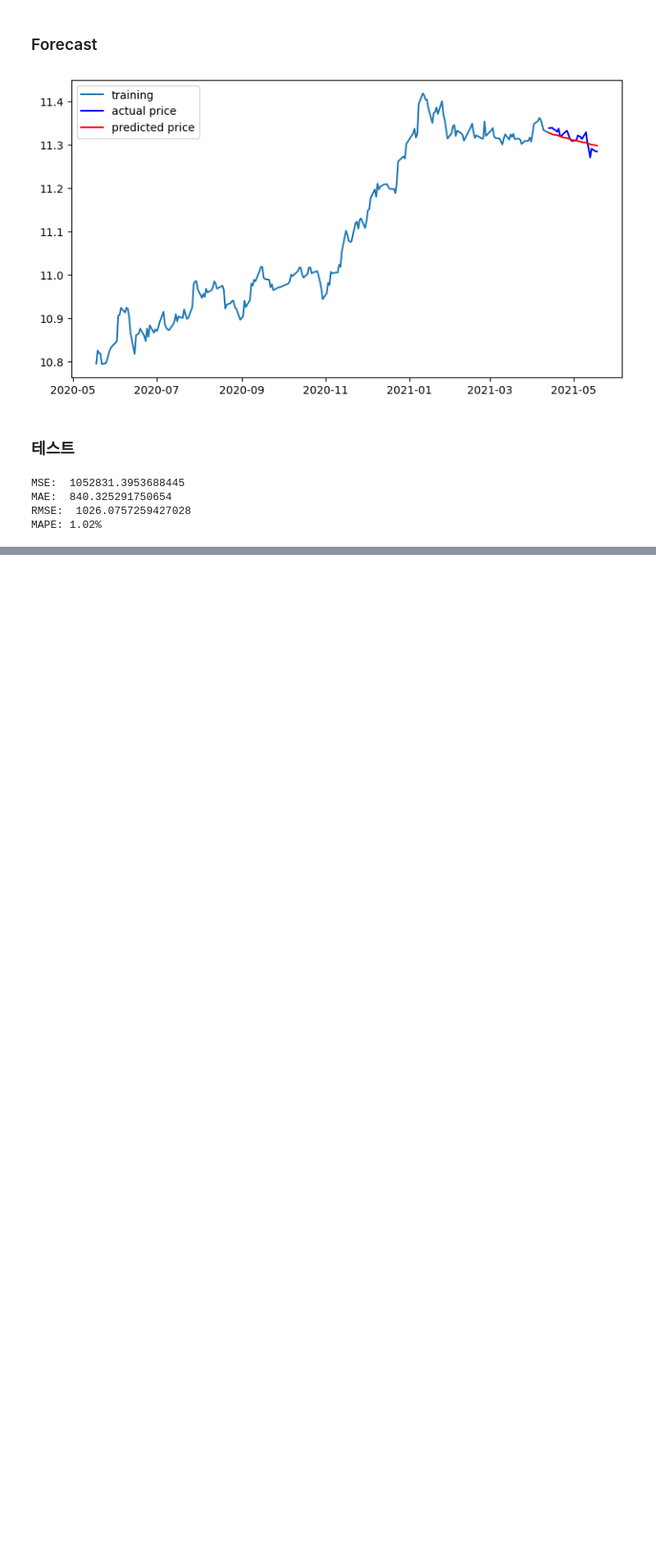
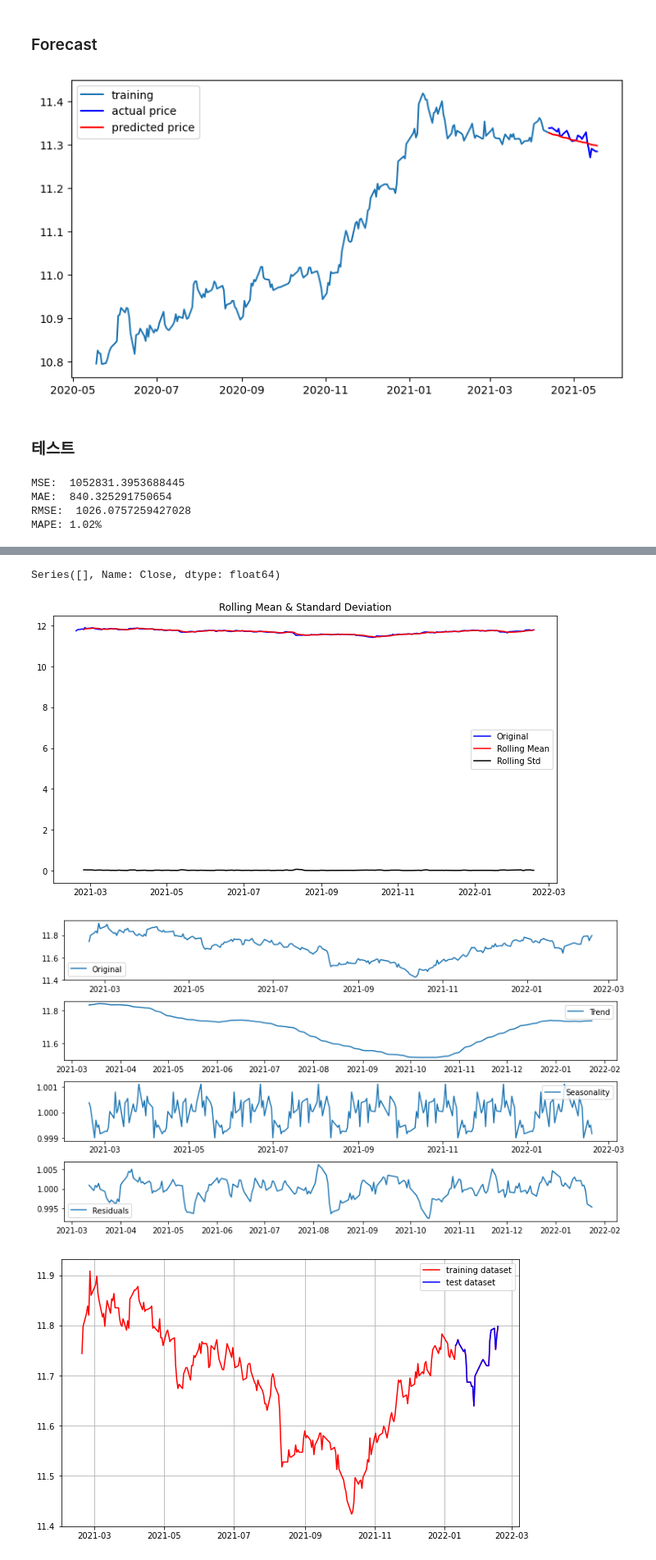
Before and after one commit to shwldus3/aiffel-exploration, a Jupyter notebook: [E-11]StockPredict.ipynb, the cells around one changed output, grey strips where cells are left out. Shown at 82% size. Cells and saved outputs as stored; diff of their text form; code cells hidden in the pictures; blank space fills up the shorter version.

```diff
--- a/[E-11]StockPredict.ipynb
+++ b/[E-11]StockPredict.ipynb
@@ -566,0 +526,29 @@ MAPE: 9.62%
+# %%
+hynix_filepath = '/aiffel/stock_prediction/data/000660.KS.csv'
+hynix_ts = getData(hynix_filepath)
+# hynix_ts.head()
+# plt.plot(hynix_ts)
+
+hynix_ts_log = preprocessing(hynix_ts)
+# plt.plot(hynix_ts_log)
+
+plot_rolling_statistics(hynix_ts_log, window=5)
+
+hynix_trend, hynix_seasonal, hynix_residual = decompositionTs(hynix_ts_log)
+
+hynix_train_data, hynix_test_data = getTrainTestData(hynix_ts_log)
+
+findARIMAargu(hynix_ts_log, 2)
+
+hynix_fitted_m = trainModel(hynix_train_data, 14, 0, 1)
+
+hynix_train_data
+
+hynix_fc = forecast(hynix_fitted_m, hynix_train_data, hynix_test_data)
+
+test(hynix_test_data, hynix_fc)
+# %% [output]
+Series([], Name: Close, dtype: float64)
+[figure, added]
+[figure, added]
+[figure, added]
```
Also changed, not shown: parts of 13 cells of this notebook.
